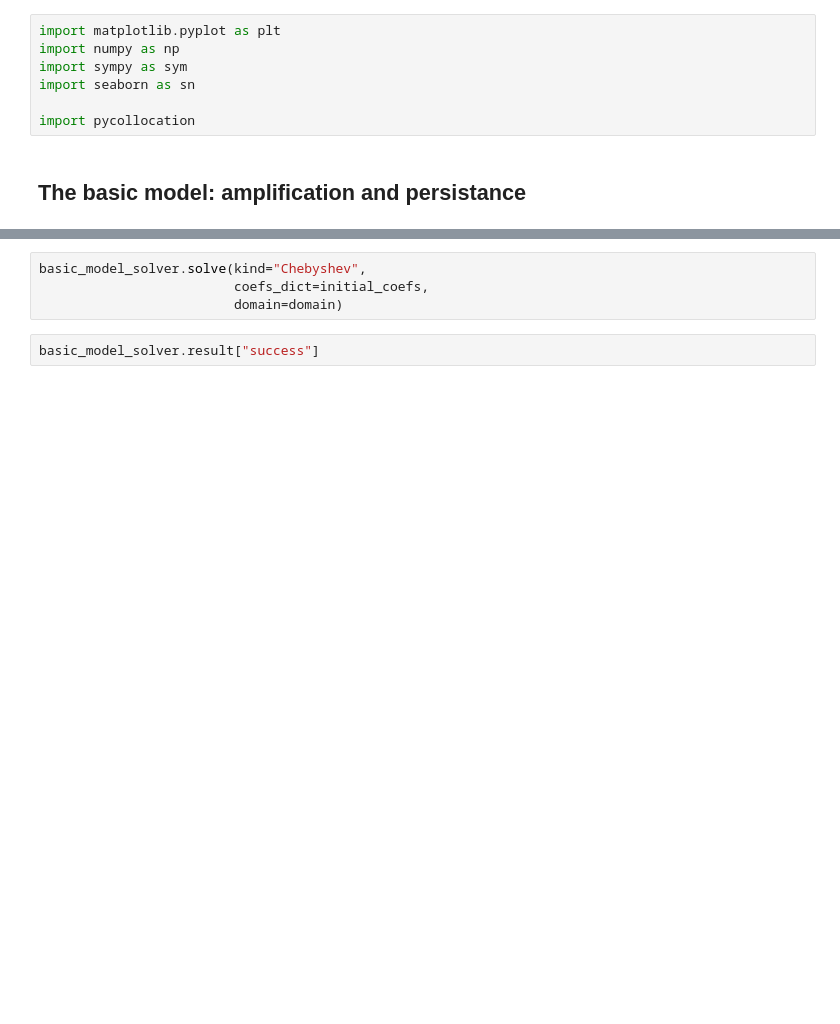
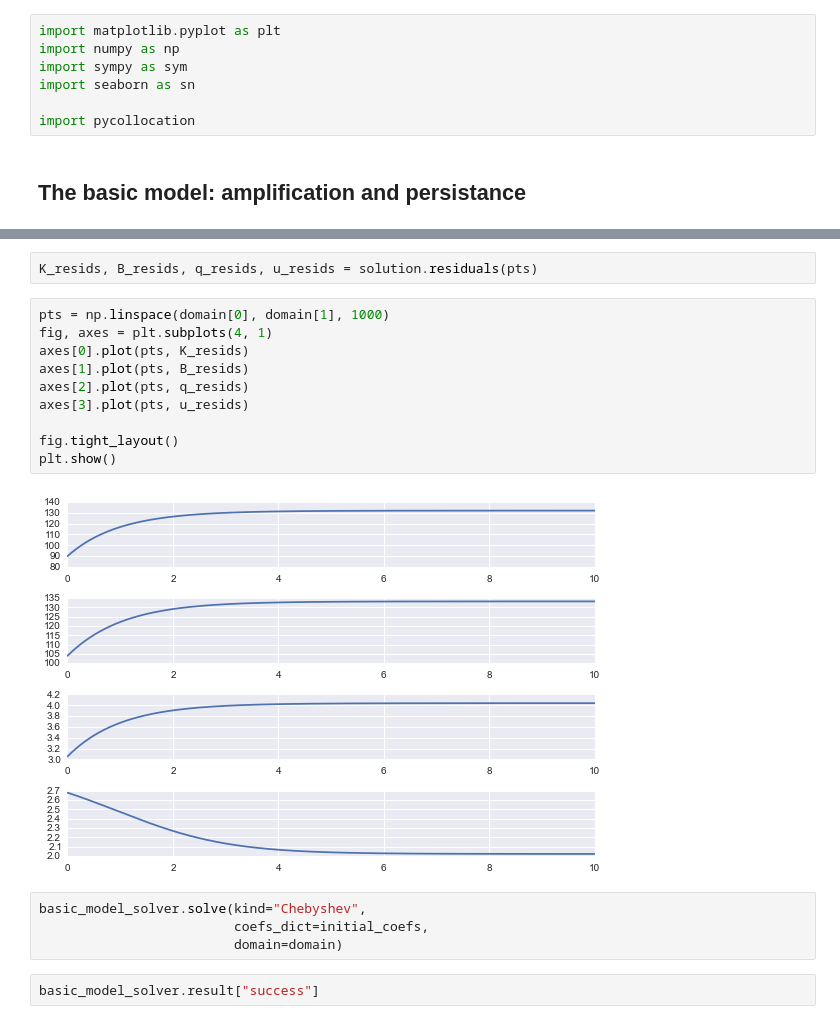
Before and after one commit to davidrpugh/pyCollocation, a Jupyter notebook: examples/credit-cycles.ipynb, the cells around one changed output, grey strips where cells are left out. Cells and saved outputs as stored; diff of their text form; blank space fills up the shorter version.

```diff
--- a/examples/credit-cycles.ipynb
+++ b/examples/credit-cycles.ipynb
@@ -92,3 +166,17 @@ initial_coefs = {'K': initial_capital_poly.coef, 'B': initial_debt_poly.coef,
+# %%
+K_resids, B_resids, q_resids, u_resids = solution.residuals(pts)
+# %%
+pts = np.linspace(domain[0], domain[1], 1000)
+fig, axes = plt.subplots(4, 1)
+axes[0].plot(pts, K_resids)
+axes[1].plot(pts, B_resids)
+axes[2].plot(pts, q_resids)
+axes[3].plot(pts, u_resids)
+
+fig.tight_layout()
+plt.show()
+# %% [output]
+[figure, added]
 # %%
 basic_model_solver.solve(kind="Chebyshev",
                          coefs_dict=initial_coefs,
```
Also changed, not shown: parts of 18 cells of this notebook.
